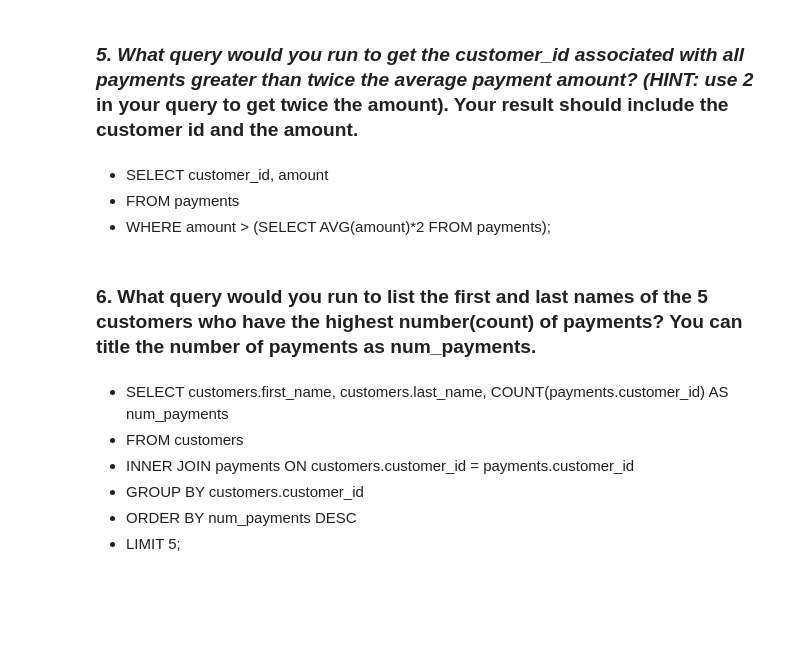
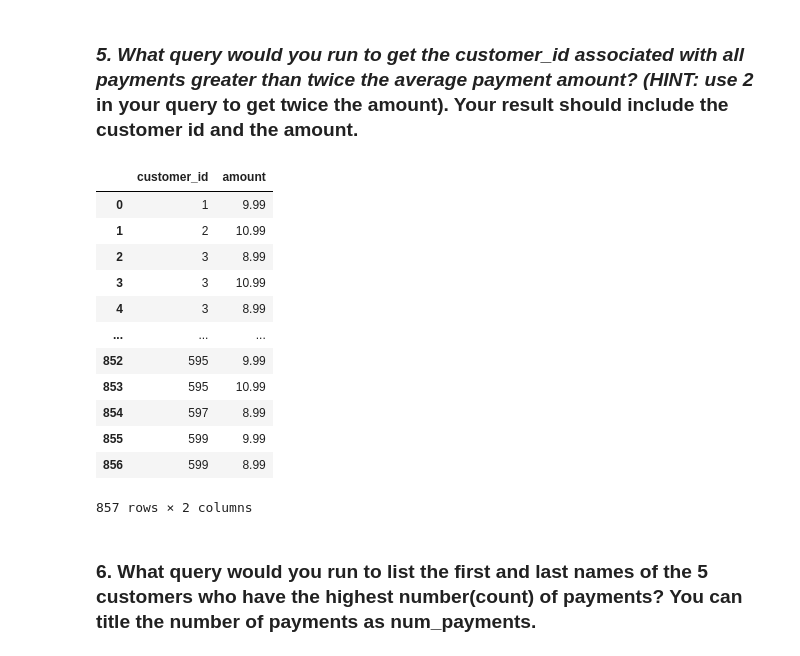
Before and after one commit to Codeguy225/Queries--Sakila, a Jupyter notebook: Queries Sakila Core.ipynb, the cells around one changed output. Saved outputs shown, nothing was run; the diff lists cells and outputs as text; code cells hidden in the pictures; blank space fills up the shorter version.

```diff
--- a/Queries Sakila Core.ipynb
+++ b/Queries Sakila Core.ipynb
@@ -65,15 +137,24 @@ WHERE city_id = 312;
 # %% [markdown]
 ### *5. What query would you run to get the customer_id associated with all payments greater than twice the average payment amount? (HINT: use 2* in your query to get twice the amount). Your result should include the customer id and the amount.
-# %% [markdown]
-- SELECT customer_id, amount
-- FROM payments
-- WHERE amount > (SELECT AVG(amount)*2 FROM payments);
+# %%
+q = '''SELECT customer_id, amount
+FROM payment
+WHERE amount > 2 * (SELECT AVG(amount) FROM payment);'''
+
+pd.read_sql(q, engine)
+# %% [output]
+|  | customer_id | amount |
+| 0 | 1 | 9.99 |
+| 1 | 2 | 10.99 |
+| 2 | 3 | 8.99 |
+| 3 | 3 | 10.99 |
+| 4 | 3 | 8.99 |
+| ... | ... | ... |
+| 852 | 595 | 9.99 |
+| 853 | 595 | 10.99 |
+| 854 | 597 | 8.99 |
+| 855 | 599 | 9.99 |
+| 856 | 599 | 8.99 |
+857 rows × 2 columns
 # %% [markdown]
 ### **6. What query would you run to list the first and last names of the 5 customers who have the highest number(count) of payments? You can title the number of payments as num_payments.**
-# %% [markdown]
-- SELECT customers.first_name, customers.last_name, COUNT(payments.customer_id) AS num_payments
-- FROM customers
-- INNER JOIN payments ON customers.customer_id = payments.customer_id
-- GROUP BY customers.customer_id
-- ORDER BY num_payments DESC
-- LIMIT 5;
```
Also changed, not shown: parts of 15 cells of this notebook.
